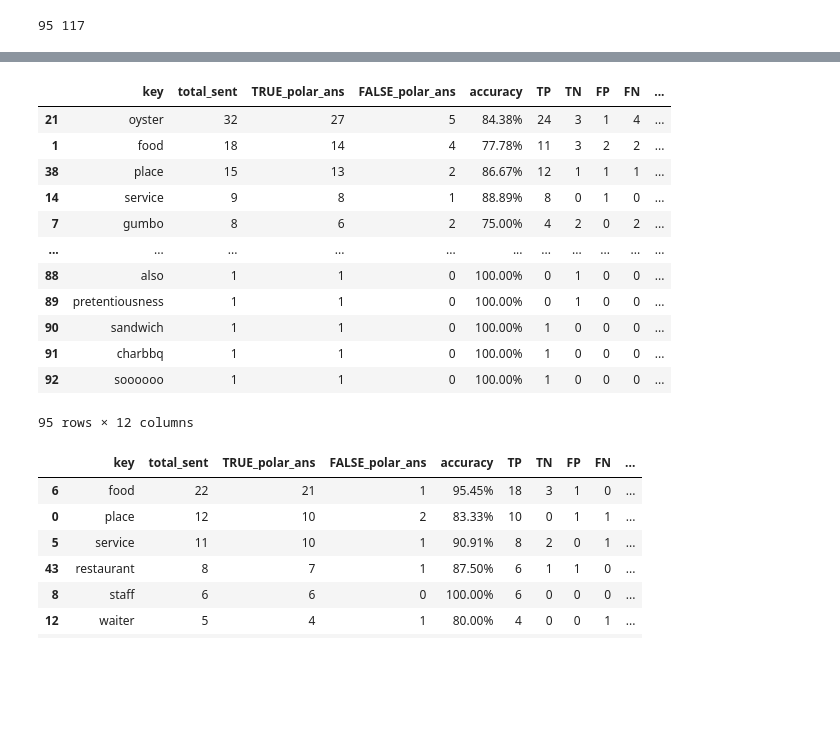
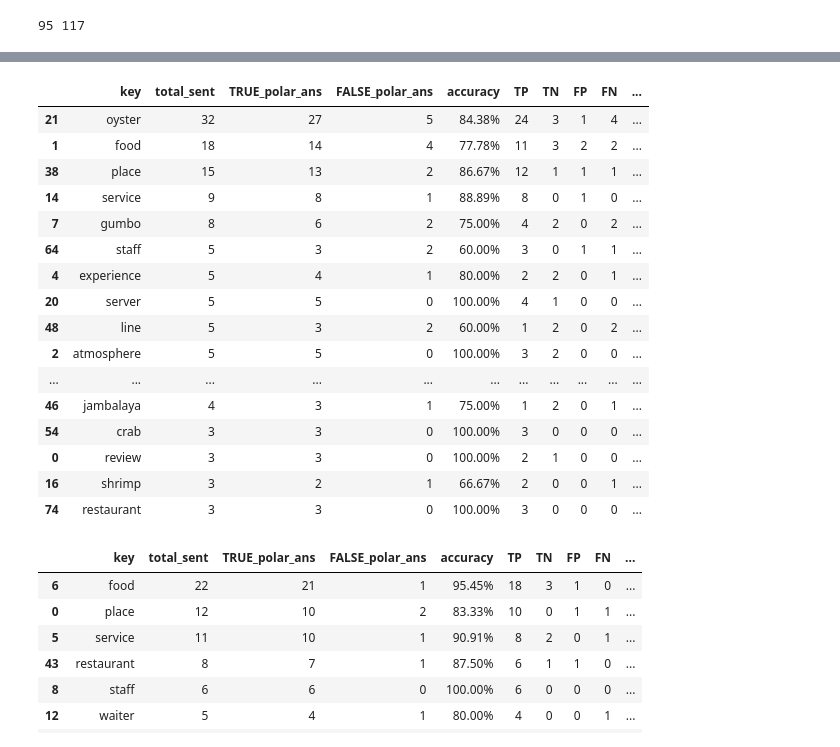
Before and after one commit to Nana2929/ckip_absa_en, a Jupyter notebook: notebooks/36.0-polar-major-2rest100.ipynb, the cells around one changed output, grey strips where cells are left out. Drawn from its saved outputs; the diff is of its cells as text; code cells hidden in the pictures; blank space fills up the shorter version.

```diff
--- a/notebooks/36.0-polar-major-2rest100.ipynb
+++ b/notebooks/36.0-polar-major-2rest100.ipynb
@@ -332,27 +332,31 @@ for k in key1:
 # %%
 # rest1's stat
 
 df_stat1 = pd.DataFrame({'key': key1, 'total_sent': total_sent1, 'TRUE_polar_ans': TRUE_polar_ans1, 'FALSE_polar_ans': FALSE_polar_ans1,
                         'accuracy': accur1, 'TP': TP1, 'TN':  TN1, 'FP': FP1, 'FN': FN1,
                         'total_opinion': total_opinion1, 'Positive': Pos1, 'Negative': Neg1})
 
 df_stat1 = df_stat1.sort_values(['total_sent', 'total_opinion'], ascending=False)
-# df_stat1[df_stat1.total_sent > 2]
-df_stat1
+df_stat1[df_stat1.total_sent > 2]
+# df_stat1
 # %% [output]
 |  | key | total_sent | TRUE_polar_ans | FALSE_polar_ans | accuracy | TP | TN | FP | FN | ... |
 | 21 | oyster | 32 | 27 | 5 | 84.38% | 24 | 3 | 1 | 4 | ... |
 | 1 | food | 18 | 14 | 4 | 77.78% | 11 | 3 | 2 | 2 | ... |
 | 38 | place | 15 | 13 | 2 | 86.67% | 12 | 1 | 1 | 1 | ... |
 | 14 | service | 9 | 8 | 1 | 88.89% | 8 | 0 | 1 | 0 | ... |
 | 7 | gumbo | 8 | 6 | 2 | 75.00% | 4 | 2 | 0 | 2 | ... |
+| 64 | staff | 5 | 3 | 2 | 60.00% | 3 | 0 | 1 | 1 | ... |
+| 4 | experience | 5 | 4 | 1 | 80.00% | 2 | 2 | 0 | 1 | ... |
+| 20 | server | 5 | 5 | 0 | 100.00% | 4 | 1 | 0 | 0 | ... |
+| 48 | line | 5 | 3 | 2 | 60.00% | 1 | 2 | 0 | 2 | ... |
+| 2 | atmosphere | 5 | 5 | 0 | 100.00% | 3 | 2 | 0 | 0 | ... |
 | ... | ... | ... | ... | ... | ... | ... | ... | ... | ... | ... |
-| 88 | also | 1 | 1 | 0 | 100.00% | 0 | 1 | 0 | 0 | ... |
-| 89 | pretentiousness | 1 | 1 | 0 | 100.00% | 0 | 1 | 0 | 0 | ... |
-| 90 | sandwich | 1 | 1 | 0 | 100.00% | 1 | 0 | 0 | 0 | ... |
-| 91 | charbbq | 1 | 1 | 0 | 100.00% | 1 | 0 | 0 | 0 | ... |
-| 92 | soooooo | 1 | 1 | 0 | 100.00% | 1 | 0 | 0 | 0 | ... |
+| 46 | jambalaya | 4 | 3 | 1 | 75.00% | 1 | 2 | 0 | 1 | ... |
+| 54 | crab | 3 | 3 | 0 | 100.00% | 3 | 0 | 0 | 0 | ... |
+| 0 | review | 3 | 3 | 0 | 100.00% | 2 | 1 | 0 | 0 | ... |
+| 16 | shrimp | 3 | 2 | 1 | 66.67% | 2 | 0 | 0 | 1 | ... |
+| 74 | restaurant | 3 | 3 | 0 | 100.00% | 3 | 0 | 0 | 0 | ... |
-95 rows × 12 columns
 # %%
 # rest2's statistic results by target key
 # df column: key | total_sent| TRUE_polar_ans | FALSE_polar_ans | accuracy | TP | TN | FP | FN | total_opinion | Positive | Negative
```
Also changed, not shown: parts of 11 cells of this notebook, 2 other files.
